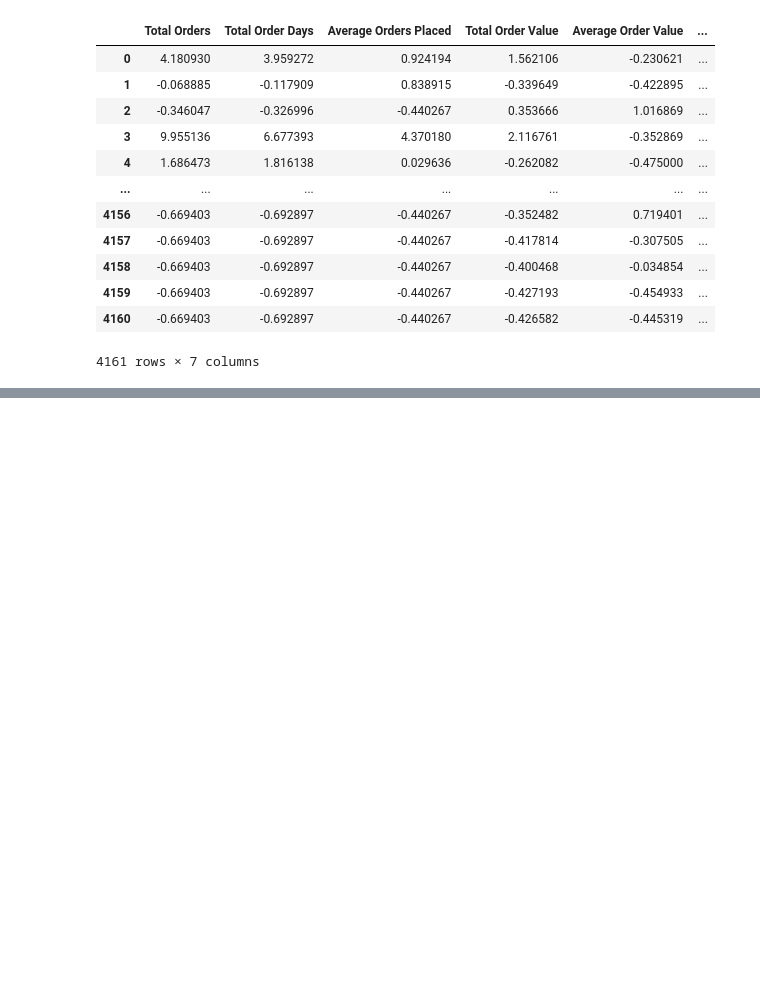
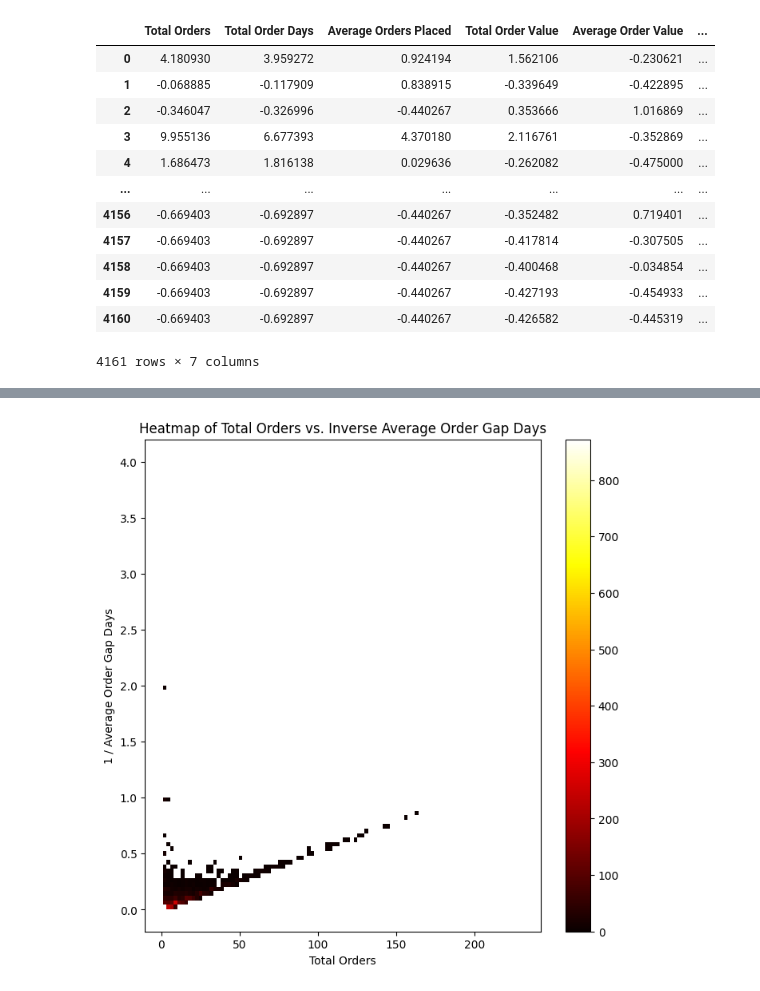
Before and after one commit to RujhaanTaneja/UnORG-SC-DS-MID-PREP_TEAM_HYPERION_Submission, a Jupyter notebook: Rujhaan'sCodeFiles/Customer_Behavior_Clustering.ipynb, the cells around one changed output, grey strips where cells are left out. Drawn from its saved outputs; the diff is of its cells as text; code cells hidden in the pictures; blank space fills up the shorter version.

```diff
--- a/Rujhaan'sCodeFiles/Customer_Behavior_Clustering.ipynb
+++ b/Rujhaan'sCodeFiles/Customer_Behavior_Clustering.ipynb
@@ -55,0 +97,22 @@ cluster_model
+# %%
+df = pd.DataFrame({
+    'Total Orders': X['Total Orders'],
+    'Inv Avg Order Gap': X['Average Order Gap Days']**(-1)
+})
+
+plt.figure(figsize=(8, 8))
+sns.histplot(
+    data=df,
+    x='Total Orders',
+    y='Inv Avg Order Gap',
+    bins=100,         # Adjust bins as needed
+    pthresh=0.000000000000000000000000000000000000000000000001,     # Lower if you want to see sparser regions
+    cmap='hot',  # Or any other colormap you like
+    cbar=True
+)
+plt.xlabel('Total Orders')
+plt.ylabel('1 / Average Order Gap Days')
+plt.title('Heatmap of Total Orders vs. Inverse Average Order Gap Days')
+plt.show()
+# %% [output]
+[figure, added]
```
Also changed, not shown: parts of 16 cells of this notebook.
